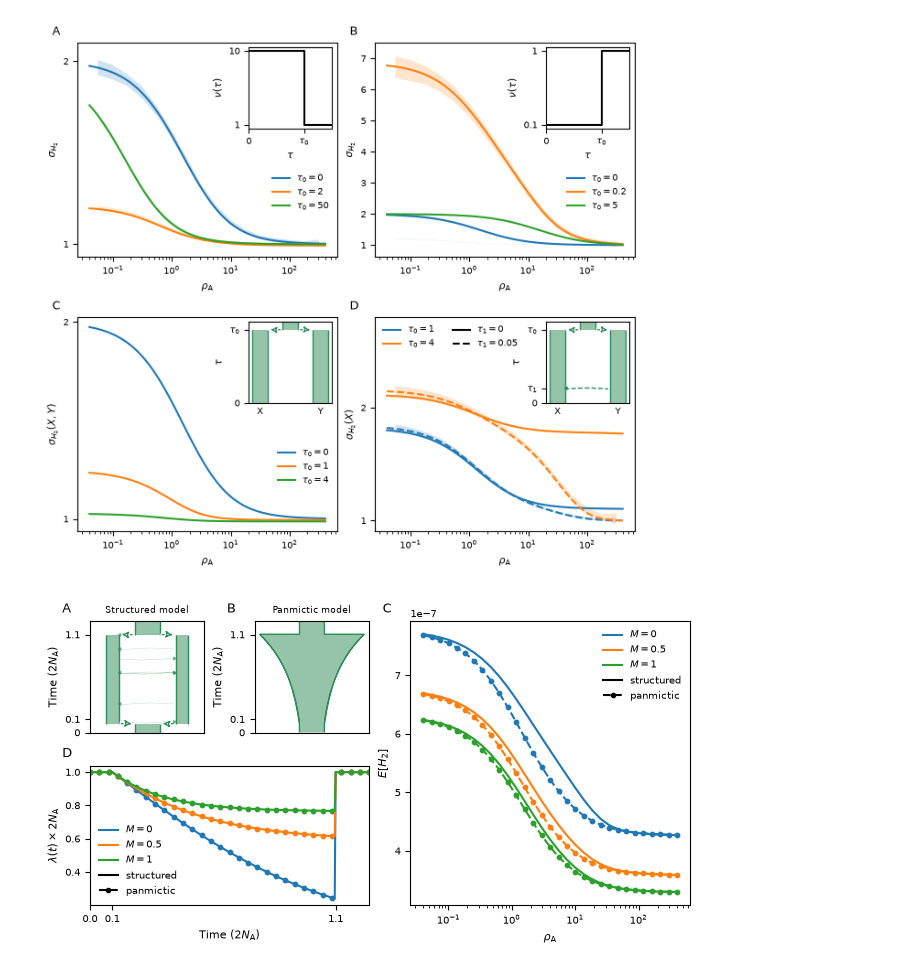
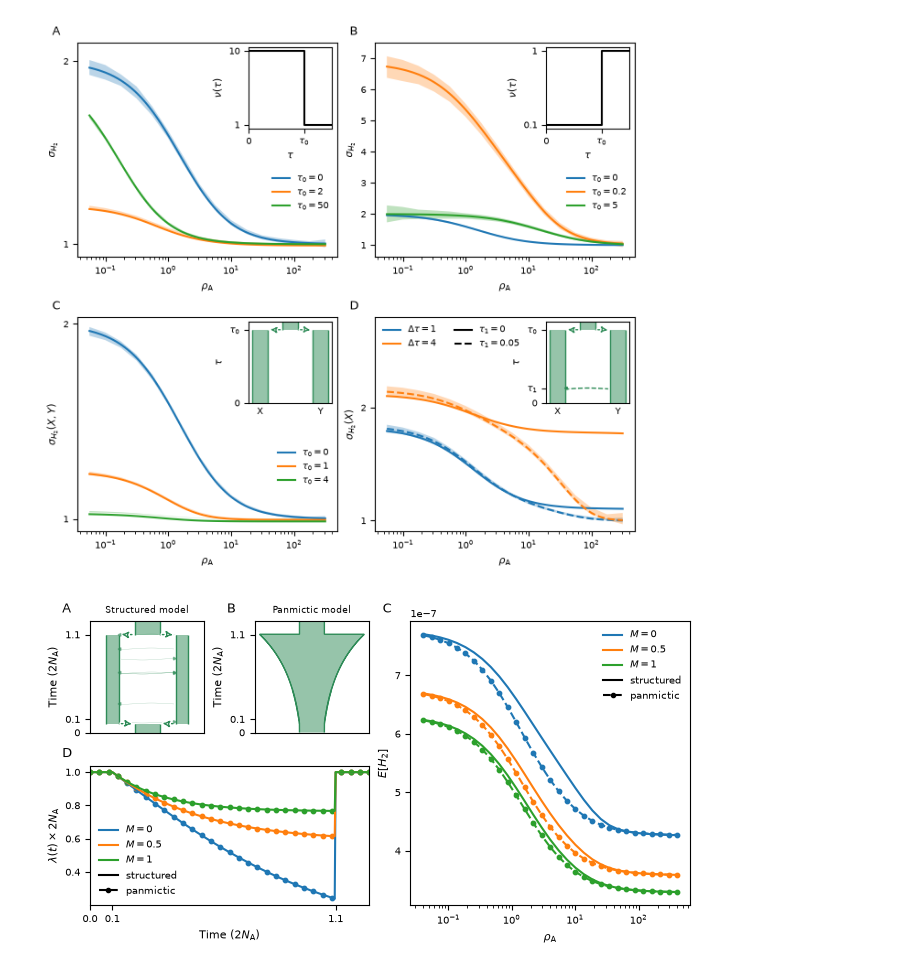
Before and after one commit to nwcol/ancient_introgression_paper, a Jupyter notebook: analyses/body_figures/make_theory_figures.ipynb, the cells around one changed output. Saved outputs shown, nothing was run; the diff lists cells and outputs as text; code cells hidden in the pictures.

Commit message:
add figures in final forms

```diff
--- a/analyses/body_figures/make_theory_figures.ipynb
+++ b/analyses/body_figures/make_theory_figures.ipynb
@@ -144,7 +144,7 @@ text_x = 4e-2
 N = 1e4
 u = 1e-8
 theta = 4 * N * u
-rs = np.logspace(np.log10(1e-6), np.log10(1e-2), 100)
+rs = np.logspace(np.log10(bin_mids[0]), np.log10(bin_mids[-1]), 100)
 rhos = 4 * N * rs
 
 
@@ -184,11 +184,11 @@ def make_growth_plot(ax):
 
     # simulations
     rho_mids = bin_mids * 4 * 1e4
-    ax.fill_between(rho_mids, eq_lower, eq_upper, color="tab:blue", alpha=0.2, edgecolor="none")
+    ax.fill_between(rho_mids, eq_lower, eq_upper, color="tab:blue", alpha=0.3, edgecolor="none")
 
-    ax.fill_between(rho_mids, grow2_lower, grow2_upper, color="tab:orange", alpha=0.2, edgecolor="none")
+    ax.fill_between(rho_mids, grow2_lower, grow2_upper, color="tab:orange", alpha=0.3, edgecolor="none")
 
-    ax.fill_between(rho_mids, grow50_lower, grow50_upper, color="tab:green", alpha=0.2, edgecolor="none")
+    ax.fill_between(rho_mids, grow50_lower, grow50_upper, color="tab:green", alpha=0.3, edgecolor="none")
 
 
     yy0 = moments.LD.Demographics1D.snm(rho=rhos, theta=theta)
@@ -230,11 +230,11 @@ def make_contraction_plot(ax):
 
     # simulations
     rho_mids = bin_mids * 4 * 1e4
-    ax.fill_between(rho_mids, eq_lower, eq_upper, color="tab:blue", alpha=0.2, edgecolor="none")
+    ax.fill_between(rho_mids, eq_lower, eq_upper, color="tab:blue", alpha=0.3, edgecolor="none")
 
-    ax.fill_between(rho_mids, shrink02_lower, shrink02_upper, color="tab:orange", alpha=0.2, edgecolor="none")
+    ax.fill_between(rho_mids, shrink02_lower, shrink02_upper, color="tab:orange", alpha=0.3, edgecolor="none")
 
-    ax.fill_between(rho_mids, shrink5_lower, shrink5_upper, color="tab:green", alpha=0.2, edgecolor="none")
+    ax.fill_between(rho_mids, shrink5_lower, shrink5_upper, color="tab:green", alpha=0.3, edgecolor="none")
 
 
     yy0 = moments.LD.Demographics1D.snm(rho=rhos, theta=theta)
@@ -314,11 +314,11 @@ def make_isolation_plot(ax):
 
     # simulations
     rho_mids = bin_mids * 4 * 1e4
-    #ax.fill_between(rho_mids, div0_lower, div0_upper, color="tab:blue", alpha=0.2, edgecolor="none")
+    ax.fill_between(rho_mids, div0_lower, div0_upper, color="tab:blue", alpha=0.3, edgecolor="none")
 
-    #ax.fill_between(rho_mids, div1_lower, div1_upper, color="tab:orange", alpha=0.2, edgecolor="none")
+    ax.fill_between(rho_mids, div1_lower, div1_upper, color="tab:orange", alpha=0.3, edgecolor="none")
 
-    #ax.fill_between(rho_mids, div4_lower, div4_upper, color="tab:green", alpha=0.2, edgecolor="none")
+    ax.fill_between(rho_mids, div4_lower, div4_upper, color="tab:green", alpha=0.3, edgecolor="none")
 
     yy = moments.Demes.LD(
         get_isolation_model(1), sampled_demes=["X", "Y"], u=u, r=rs)
@@ -382,15 +382,15 @@ def make_introgression_plot(ax):
 
     # simulation
     rho_mids = bin_mids * 4 * 1e4
-    ax.fill_between(rho_mids, pulse1_lower, pulse1_upper, color="tab:blue", alpha=0.2, edgecolor="none")
+    ax.fill_between(rho_mids, pulse1_lower, pulse1_upper, color="tab:blue", alpha=0.3, edgecolor="none")
 
-    ax.fill_between(rho_mids, pulse4_lower, pulse4_upper, color="tab:orange", alpha=0.2, edgecolor="none")
+    ax.fill_between(rho_mids, pulse4_lower, pulse4_upper, color="tab:orange", alpha=0.3, edgecolor="none")
 
 
     yy = moments.Demes.LD(
         get_introgression_model(0.10, 2e4, 1), sampled_demes=["X"], u=u, r=rs)
     dp = yy.H2(0)
-    ax.plot(rhos, dp / yy.H() ** 2, color="tab:blue", label=r"$\tau_0=1$")
+    ax.plot(rhos, dp / yy.H() ** 2, color="tab:blue", label=r"$\Delta\tau=1$")
     yy = moments.Demes.LD(
         get_introgression_model(0.10, 2e4 + 1000, 1000), sampled_demes=["X"], u=u, r=rs)
     dp = yy.H2(0)
@@ -399,7 +399,7 @@ def make_introgression_plot(ax):
     yy = moments.Demes.LD(
         get_introgression_model(0.10, 8e4, 1), sampled_demes=["X"], u=u, r=rs)
     dp = yy.H2(0)
-    ax.plot(rhos, dp / yy.H() ** 2, color="tab:orange", label=r"$\tau_0=4$")
+    ax.plot(rhos, dp / yy.H() ** 2, color="tab:orange", label=r"$\Delta\tau=4$")
     yy = moments.Demes.LD(
         get_introgression_model(0.10, 8e4 + 1000, 1000), sampled_demes=["X"], u=u, r=rs)
     dp = yy.H2(0)
@@ -432,34 +432,34 @@ def get_introgression_model(p, t0, t1):
     return graph
 
 
 def plot_introgression_model(ax):
 
     graph = get_introgression_model(0.10, 2.5e4, 5e3)
     demesdraw.tubes(graph, ax=ax, labels="xticks", colours=graph_color,
                     inf_ratio=0.10, positions={"A": 0, "X": -2e4, "Y": 2e4})
     ax.spines["top"].set_visible(True)
     ax.spines["right"].set_visible(True)
     ax.spines["bottom"].set_visible(True)
     ax.set_ylabel(r"$\tau$")
     ax.set_yticks([0, 5000, 25000], [0, r"$\tau_1$", r"$\tau_0$"])
 
 
 mosaic = "AB;CD"
 fig, axs = plt.subplot_mosaic(mosaic, figsize=(6.5, 6), layout="constrained")
 label_axs(fig, axs)
 #make_covariance_plot(axs["A"])
 #make_equil_expectation_plot(axs["B"])
 #make_growth_plot(axs["C"])
 #make_contraction_plot(axs["D"])
 #make_isolation_plot(axs["E"])
 #make_introgression_plot(axs["F"])
 make_growth_plot(axs["A"])
 make_contraction_plot(axs["B"])
 make_isolation_plot(axs["C"])
 make_introgression_plot(axs["D"])
 plt.savefig("../../figures/theory.pdf")
 # %% [output]
-[figure, old version]
+[figure, new version]
 # %%
 """
 precomputation for Figure 2.
```
Also changed, not shown: 20 other files.
